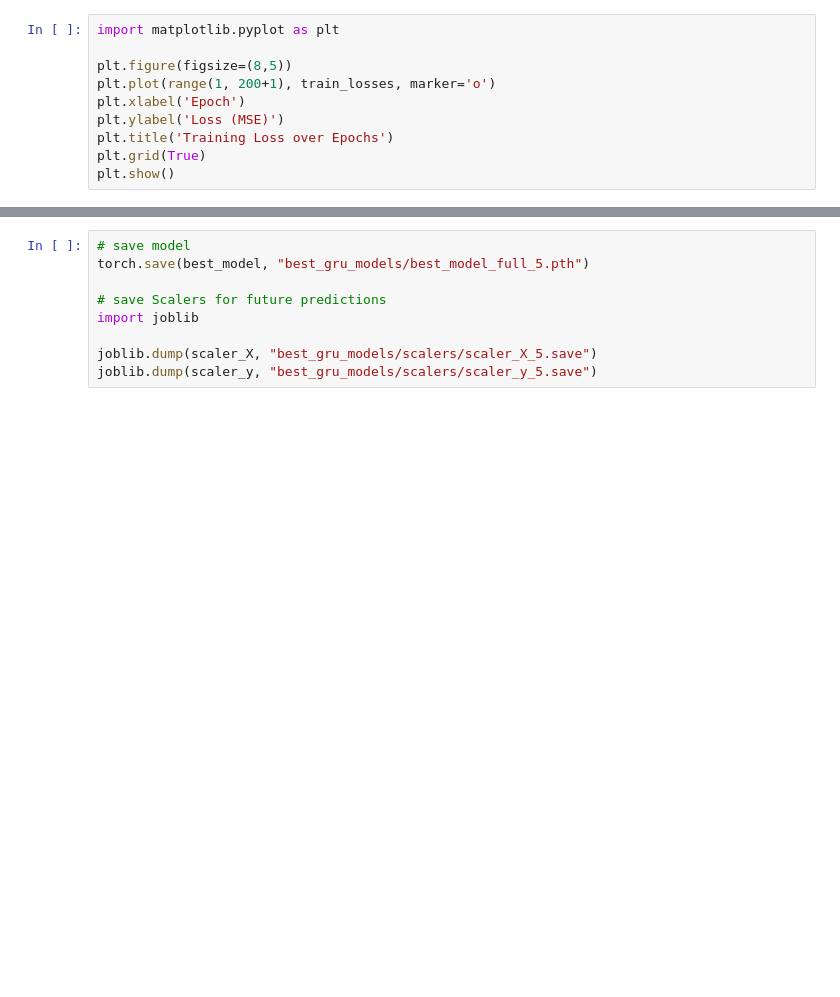
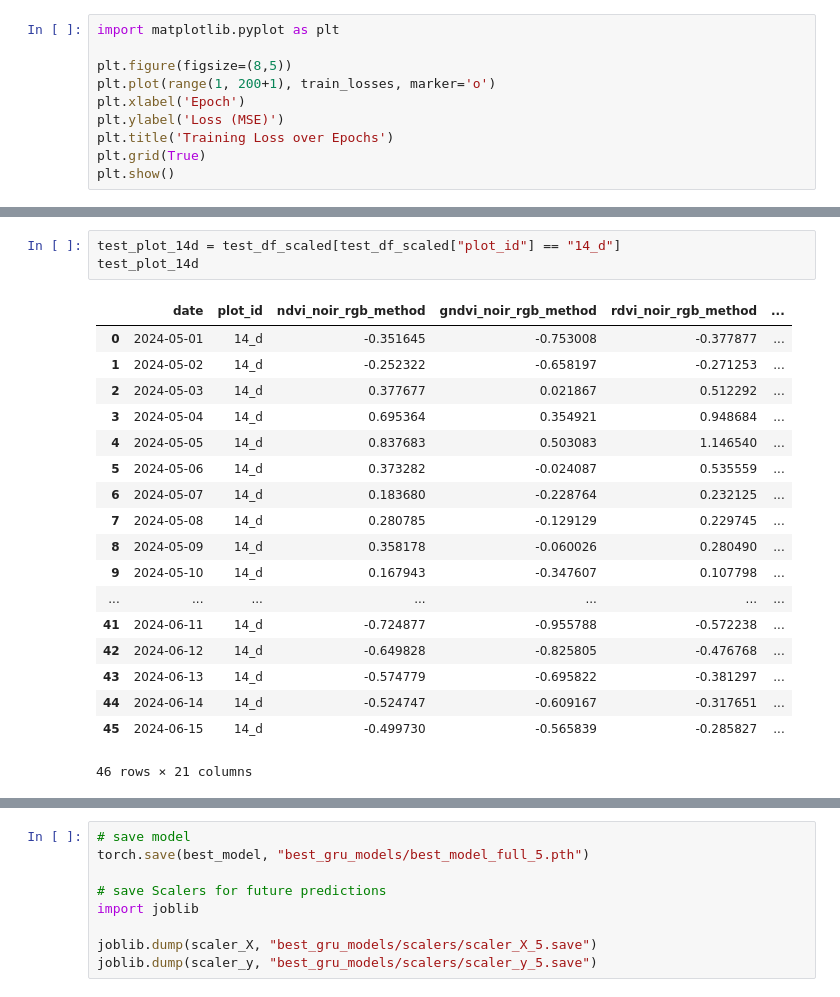
Before and after one commit to lochanamalt/IoT-data-yield-prediction, a Jupyter notebook: gru-pytorch-progressing_window_dataset_v3_only_vis.ipynb, the cells around one changed output, grey strips where cells are left out. Cells and saved outputs as stored; diff of their text form; blank space fills up the shorter version.

```diff
--- a/gru-pytorch-progressing_window_dataset_v3_only_vis.ipynb
+++ b/gru-pytorch-progressing_window_dataset_v3_only_vis.ipynb
@@ -417,0 +541,22 @@ plot_mse(test_mse, total_n_days)
+# %%
+test_plot_14d = test_df_scaled[test_df_scaled["plot_id"] == "14_d"]
+test_plot_14d
+# %% [output]
+|  | date | plot_id | ndvi_noir_rgb_method | gndvi_noir_rgb_method | rdvi_noir_rgb_method | ... |
+| 0 | 2024-05-01 | 14_d | -0.351645 | -0.753008 | -0.377877 | ... |
+| 1 | 2024-05-02 | 14_d | -0.252322 | -0.658197 | -0.271253 | ... |
+| 2 | 2024-05-03 | 14_d | 0.377677 | 0.021867 | 0.512292 | ... |
+| 3 | 2024-05-04 | 14_d | 0.695364 | 0.354921 | 0.948684 | ... |
+| 4 | 2024-05-05 | 14_d | 0.837683 | 0.503083 | 1.146540 | ... |
+| 5 | 2024-05-06 | 14_d | 0.373282 | -0.024087 | 0.535559 | ... |
+| 6 | 2024-05-07 | 14_d | 0.183680 | -0.228764 | 0.232125 | ... |
+| 7 | 2024-05-08 | 14_d | 0.280785 | -0.129129 | 0.229745 | ... |
+| 8 | 2024-05-09 | 14_d | 0.358178 | -0.060026 | 0.280490 | ... |
+| 9 | 2024-05-10 | 14_d | 0.167943 | -0.347607 | 0.107798 | ... |
+| ... | ... | ... | ... | ... | ... | ... |
+| 41 | 2024-06-11 | 14_d | -0.724877 | -0.955788 | -0.572238 | ... |
+| 42 | 2024-06-12 | 14_d | -0.649828 | -0.825805 | -0.476768 | ... |
+| 43 | 2024-06-13 | 14_d | -0.574779 | -0.695822 | -0.381297 | ... |
+| 44 | 2024-06-14 | 14_d | -0.524747 | -0.609167 | -0.317651 | ... |
+| 45 | 2024-06-15 | 14_d | -0.499730 | -0.565839 | -0.285827 | ... |
+46 rows × 21 columns
```
Also changed, not shown: parts of 17 cells of this notebook, 7 other files.
